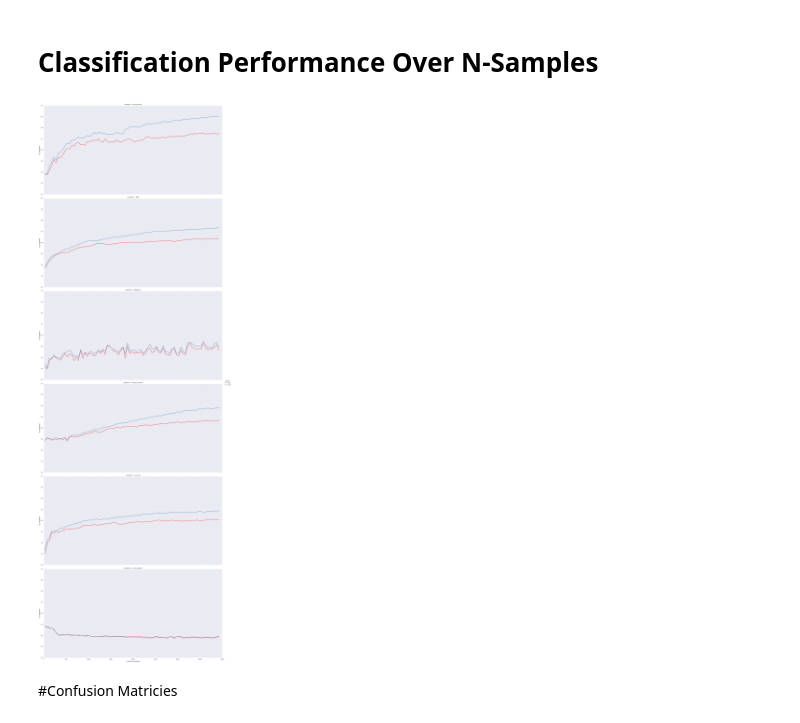
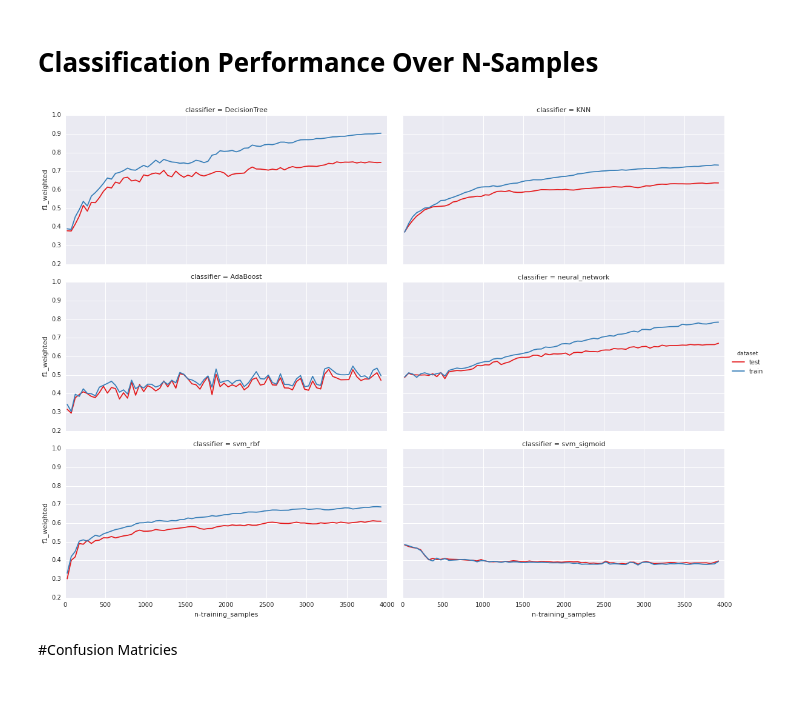
Before and after one commit to wds360/machineLearning, a Jupyter notebook: supervisedLearning/tsanas10_experiments.ipynb, the cells around one changed output. Cells and saved outputs as stored; diff of their text form; code cells hidden in the pictures; blank space fills up the shorter version.

```diff
--- a/supervisedLearning/tsanas10_experiments.ipynb
+++ b/supervisedLearning/tsanas10_experiments.ipynb
@@ -315,12 +315,12 @@ for lbl, clf in zip(classifiers.keys(), classifiers.values()):
 
     sub_sampling_performance = pd.concat([sub_sampling_performance, training_df, testing_df], axis=0)
 # %%
-g = sns.FacetGrid(sub_sampling_performance, row='classifier',
-                  hue='dataset',palette="Set1", size=10, aspect=2,
+g = sns.FacetGrid(sub_sampling_performance, col='classifier', col_wrap=2,
+                  hue='dataset',palette="Set1", size=4, aspect=2,
                   hue_order=["test", "train"])
 g = g.map(plt.plot, "n-training_samples", scoring_function_label).add_legend()
 # %% [output]
-[figure, old version]
+[figure, new version]
 # %% [markdown]
 #Confusion Matricies
 # %%
```
Also changed, not shown: 5 other files.
